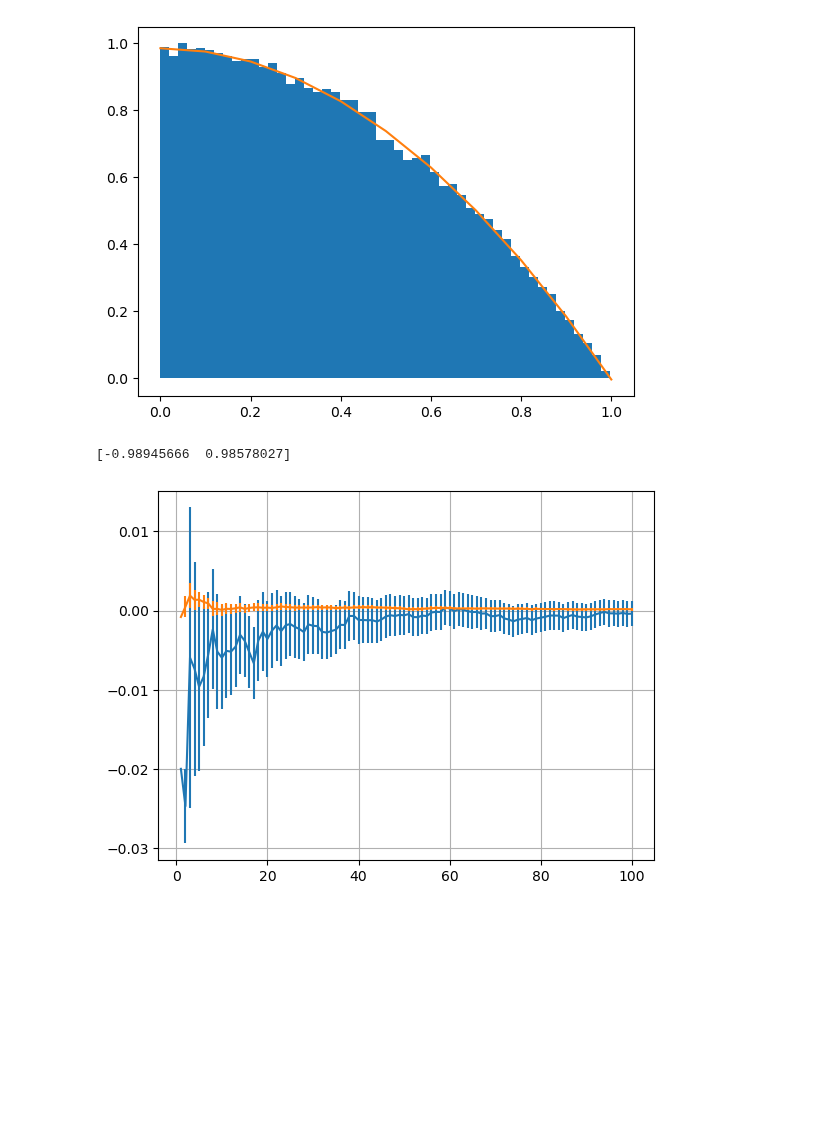
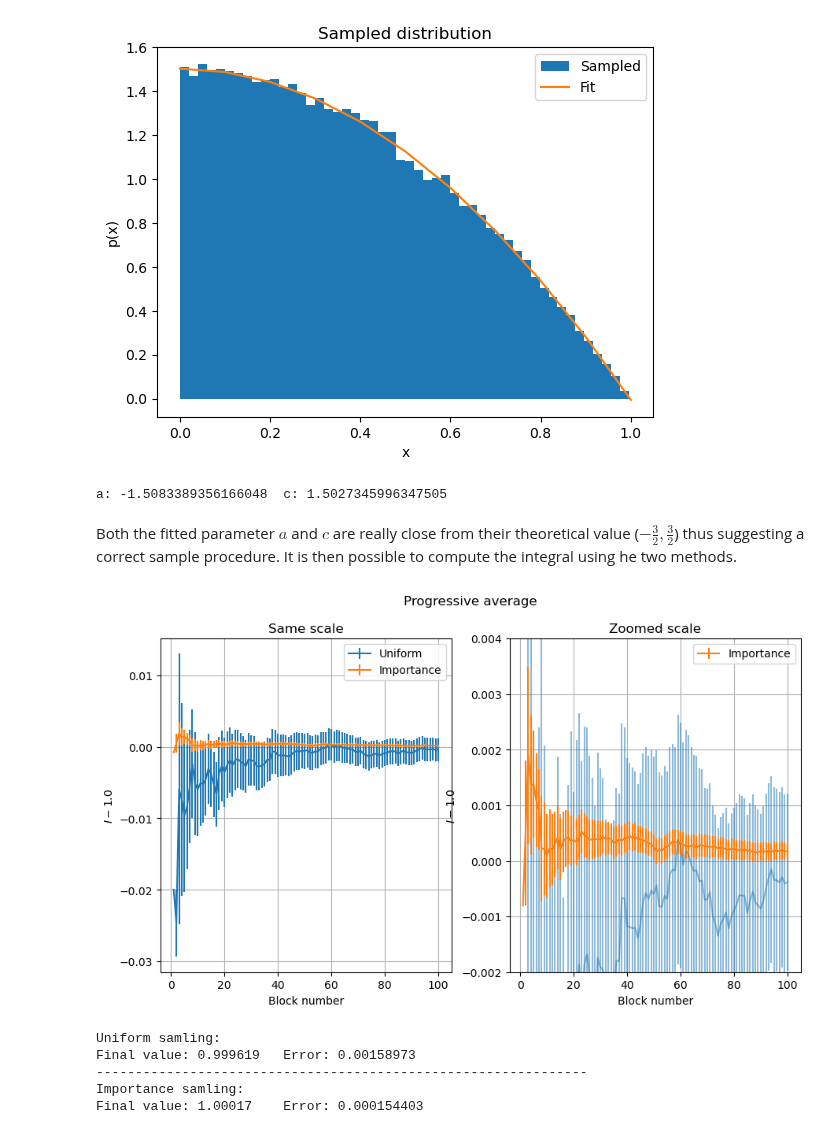
Before and after one commit to YggdrasilUrthr/NSL, a Jupyter notebook: Lab2/Ex2.ipynb, the cells around one changed output. Saved outputs shown, nothing was run; the diff lists cells and outputs as text; code cells hidden in the pictures; blank space fills up the shorter version.

```diff
--- a/Lab2/Ex2.ipynb
+++ b/Lab2/Ex2.ipynb
@@ -11,28 +17,58 @@ def quad_func(x, a, c):
 # %%
 quad_distrib_data = np.loadtxt(csv_path + "Ex2_1_quadratic_distr.csv", delimiter=",")
 
-counts, bins = np.histogram(quad_distrib_data, 50)
-counts = counts / np.max(counts)
+counts, bins = np.histogram(quad_distrib_data, 50, density = True)
 binscenters = np.array([0.5 * (bins[i] + bins[i+1]) for i in range(len(bins)-1)])
 
 popt, pcov = curve_fit(quad_func, binscenters, counts)
 x_fit = np.arange(0, 1.1, 0.1)
 
-plt.hist(bins[:-1], bins, weights=counts)
-plt.plot(x_fit, quad_func(x_fit, *popt))
+plt.hist(bins[:-1], bins, weights=counts, label = "Sampled")
+plt.plot(x_fit, quad_func(x_fit, *popt), label = "Fit")
+plt.xlabel("x")
+plt.ylabel("p(x)")
+plt.title("Sampled distribution")
+plt.legend()
 plt.show()
 
-print(popt)
+print("a: {}\tc: {}".format(popt[0], popt[1]))
 # %% [output]
-[figure, old version]
+[figure, new version]
-[-0.98945666  0.98578027]
+a: -1.5083389356166048  c: 1.5027345996347505
+# %% [markdown]
+Both the fitted parameter $a$ and $c$ are really close from their theoretical value ($-\frac{3}{2}, \frac{3}{2}$) thus suggesting a correct sample procedure. It is then possible to compute the integral using he two methods.
 # %%
 uniform_data = np.loadtxt(csv_path + "Ex2_1_uniform.csv", delimiter=",")
 quad_data = np.loadtxt(csv_path + "Ex2_1_quad.csv", delimiter=",")
 
-plt.errorbar(np.arange(1, 101, 1), uniform_data[:,0] - 1, yerr=uniform_data[:,1])
-plt.errorbar(np.arange(1, 101, 1), quad_data[:,0] - 1, yerr=quad_data[:,1])
+plt.subplot(1, 2, 1)
+plt.errorbar(np.arange(1, 101, 1), uniform_data[:,0] - 1, yerr=uniform_data[:,1], label = "Uniform")
+plt.errorbar(np.arange(1, 101, 1), quad_data[:,0] - 1, yerr=quad_data[:,1], label = "Importance")
 plt.grid(True)
+plt.xlabel("Block number")
+plt.ylabel(r"$I - 1.0$")
+plt.title("Same scale")
+plt.legend()
+plt.subplot(1, 2, 2)
+plt.errorbar(np.arange(1, 101, 1), uniform_data[:,0] - 1, yerr=uniform_data[:,1], alpha = 0.5)
+plt.errorbar(np.arange(1, 101, 1), quad_data[:,0] - 1, yerr=quad_data[:,1], label = "Importance")
+plt.ylim(-0.002,0.004)
+plt.xlabel("Block number")
+plt.ylabel(r"$I - 1.0$")
+plt.title("Zoomed scale")
+plt.grid(True)
+plt.legend()
+plt.gcf().set_size_inches(10.5,5.5)
+plt.gcf().suptitle("Progressive average")
 plt.show()
+
+print("Uniform samling:\nFinal value: {}\tError: {}".format(uniform_data[-1,0], uniform_data[-1,1]))
+print("---------------------------------------------------------------")
+print("Importance samling:\nFinal value: {}\tError: {}".format(quad_data[-1,0], quad_data[-1,1]))
 # %% [output]
-[figure, old version]
+[figure, new version]
+Uniform samling:
+Final value: 0.999619   Error: 0.00158973
+---------------------------------------------------------------
+Importance samling:
+Final value: 1.00017    Error: 0.000154403
```
Also changed, not shown: parts of 19 cells of this notebook, 3 other files.
